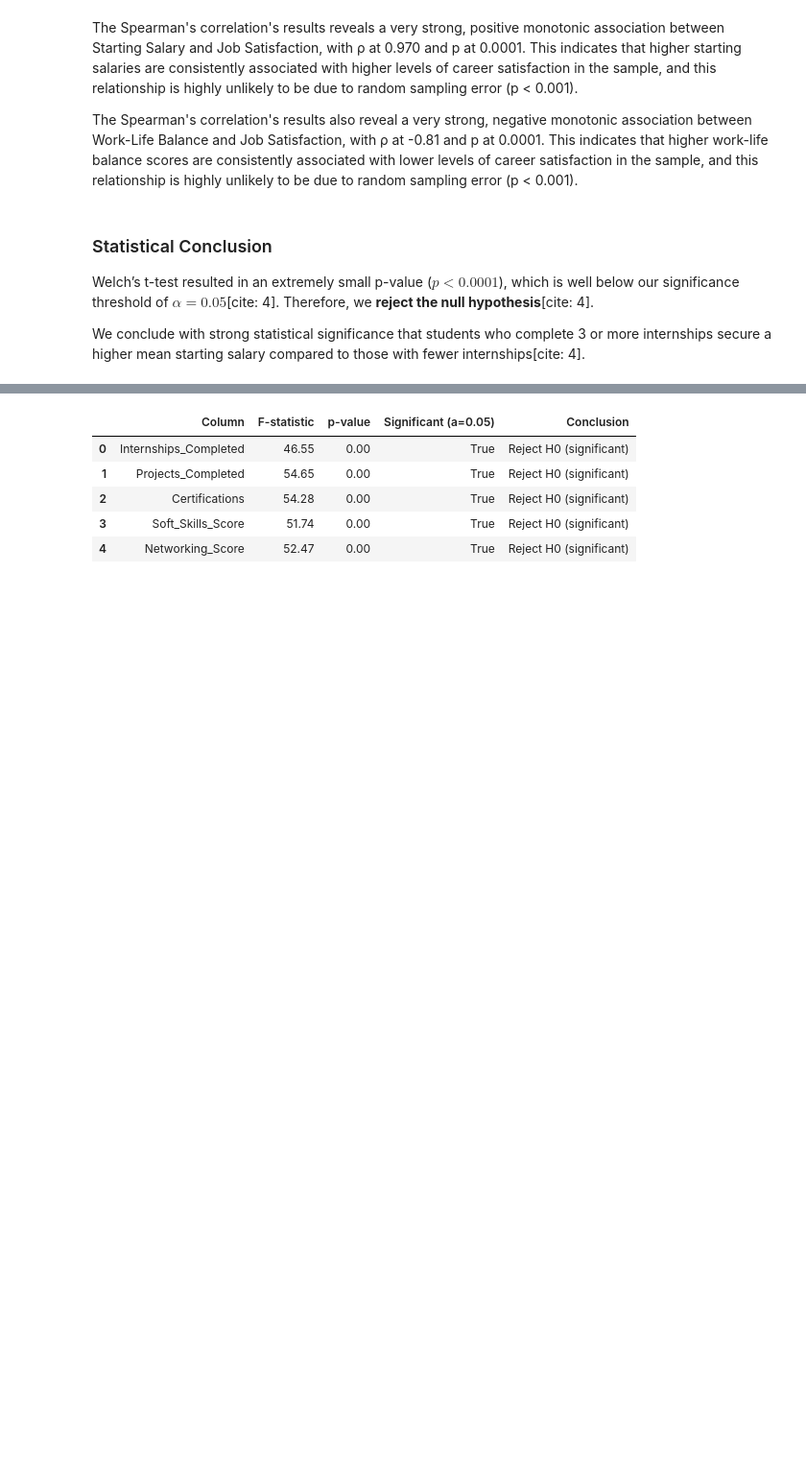
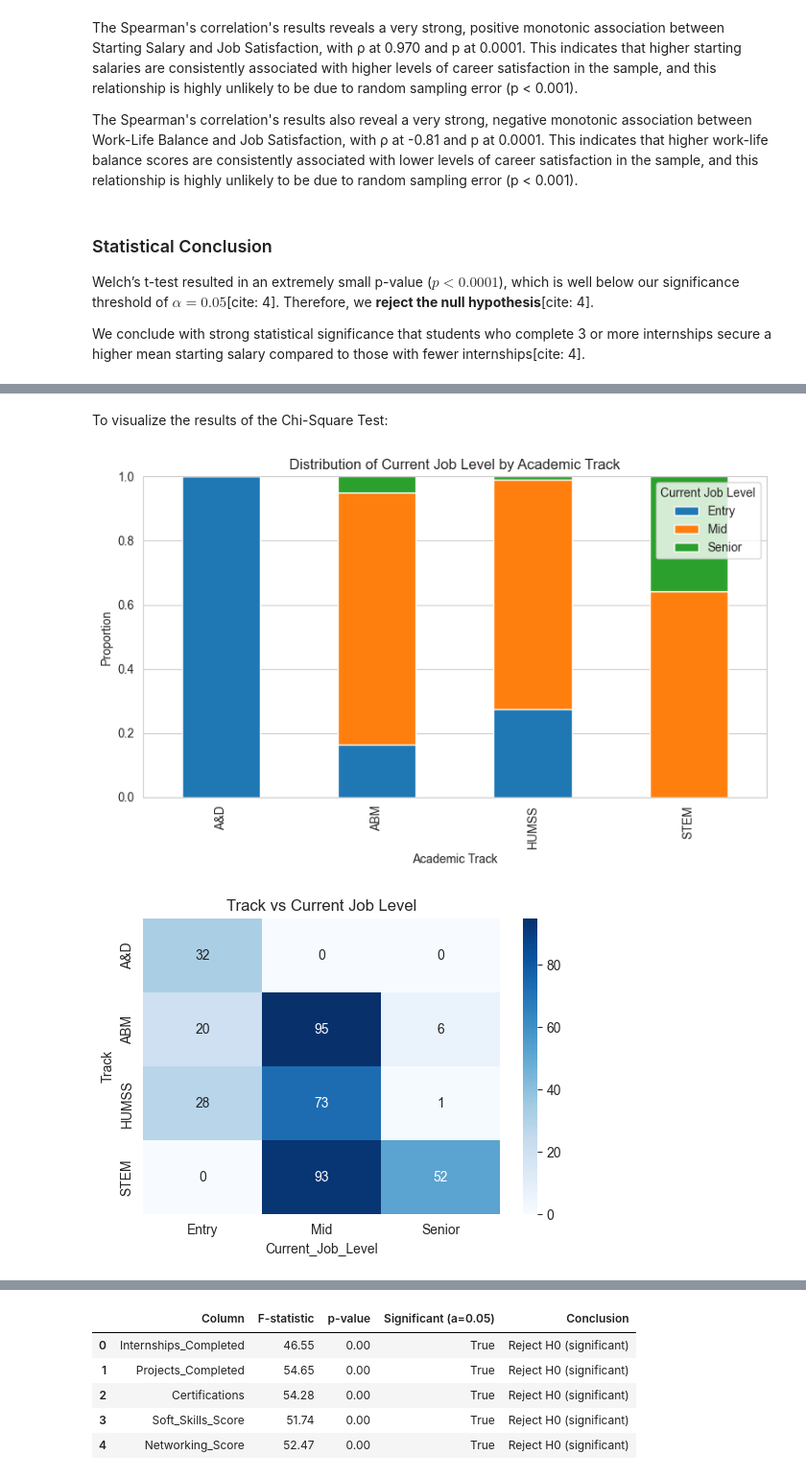
Before and after one commit to Ulturaa/CSMODEL_MCO, a Jupyter notebook: TotallyStats_MCO2.ipynb, the cells around one changed output, grey strips where cells are left out. Shown at 96% size. Cells and saved outputs as stored; diff of their text form; code cells hidden in the pictures; blank space fills up the shorter version.

```diff
--- a/TotallyStats_MCO2.ipynb
+++ b/TotallyStats_MCO2.ipynb
@@ -996,0 +1053,44 @@ We conclude with strong statistical significance that students who complete 3 or
+# %% [markdown]
+To visualize the results of the Chi-Square Test:
+# %%
+import pandas as pd
+import matplotlib.pyplot as plt
+import seaborn as sns
+
+# Stacked Bar Chart
+prop_table = pd.crosstab(
+    ecs_df["Track"],
+    ecs_df["Current_Job_Level"],
+    normalize="index"
+)
+
+prop_table.plot(
+    kind="bar",
+    stacked=True,
+    figsize=(8,5)
+)
+
+plt.title("Distribution of Current Job Level by Academic Track")
+plt.xlabel("Academic Track")
+plt.ylabel("Proportion")
+plt.legend(title="Current Job Level")
+plt.tight_layout()
+plt.show()
+
+# Heatmap
+contingency = pd.crosstab(
+    ecs_df["Track"],
+    ecs_df["Current_Job_Level"]
+)
+
+plt.figure(figsize=(6,4))
+sns.heatmap(contingency,
+            annot=True,
+            fmt="d",
+            cmap="Blues")
+
+plt.title("Track vs Current Job Level")
+plt.show()
+# %% [output]
+[figure, added]
+[figure, added]
```
Also changed, not shown: parts of 44 cells of this notebook, 2 other files.
